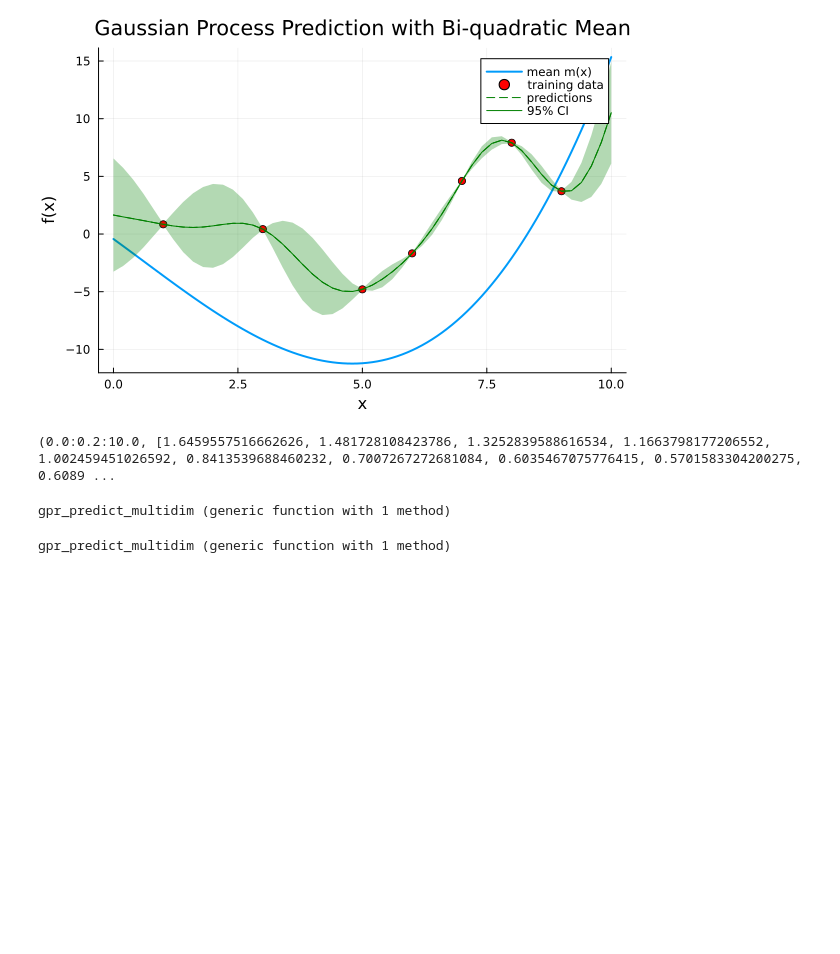
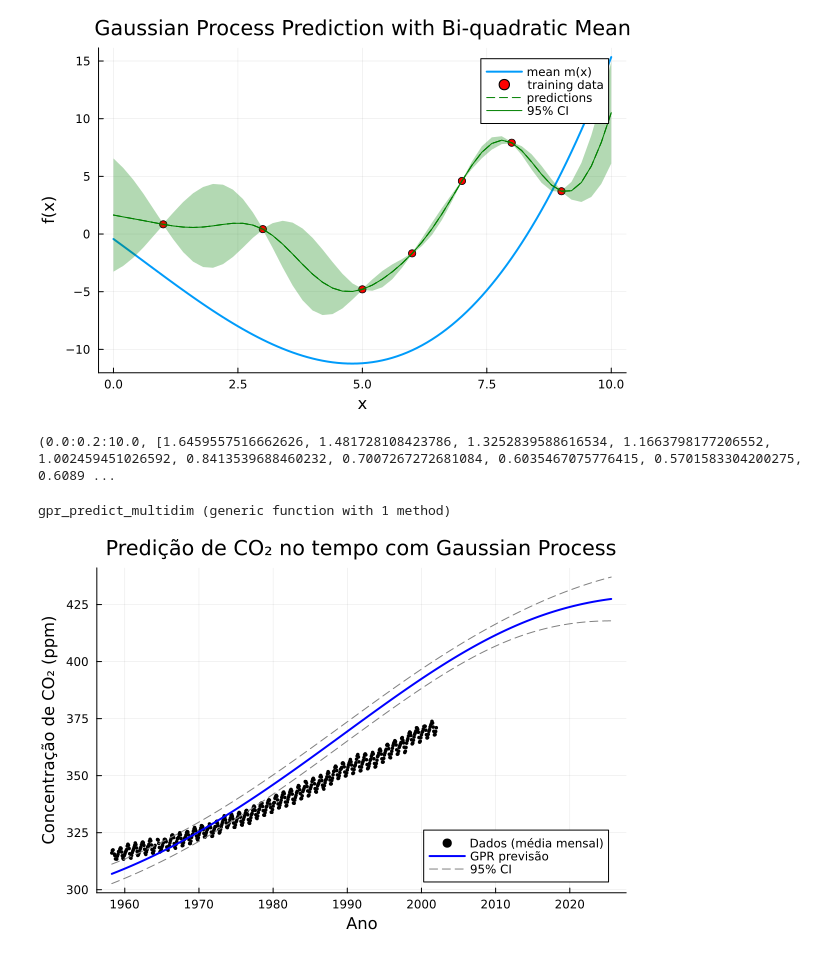
Before and after one commit to Pesquisa-UFCAT/parepy, a Jupyter notebook: local_examples/julia_gpr.ipynb, the cells around one changed output. Saved outputs shown, nothing was run; the diff lists cells and outputs as text; code cells hidden in the pictures; blank space fills up the shorter version.

```diff
--- a/local_examples/julia_gpr.ipynb
+++ b/local_examples/julia_gpr.ipynb
@@ -262,6 +275,60 @@ end
 # %% [output]
 gpr_predict_multidim (generic function with 1 method)
 # %%
-gpr_predict_multidim
+using CSV
+using DataFrames
+using Dates
+using Statistics
+using Plots
+
+Plots.gr()  # <- ATIVA o backend GR corretamente
+
+# 1. Carregar dados do CSV
+df = CSV.read("mauna-loa.csv", DataFrame)
+
+# 2. Garantir tipos
+df.year = Int.(df.year)
+df.month = Int.(df.month)
+df.day = Int.(df.day)
+df.co2 = Float64.(df.co2)
+
+# 3. Criar coluna de datas
+df.date = Date.(df.year, df.month, df.day)
+df = dropmissing(df)
+sort!(df, :date)
+
+# 4. Calcular média mensal
+df.monthkey = Date.(year.(df.date), month.(df.date), 1)
+df_month = combine(groupby(df, :monthkey), :co2 => mean => :co2_mean)
+rename!(df_month, :monthkey => :date)
+
+# 5. FILTRAR datas inválidas
+df_month = filter(:date => d -> (d isa Date && year(d) ≥ 1900), df_month)
+
+# 6. Preparar dados
+X = Float64.(year.(df_month.date)) .+ (month.(df_month.date) ./ 12)
+X = reshape(X, :, 1)
+y = df_month.co2_mean
+y_mean = mean(y)
+y_centered = y .- y_mean
+
+# 7. Predição
+today = Dates.today()
+xmax = year(today) + month(today) / 12
+XPred = reshape(collect(range(minimum(X), xmax, length=500)), :, 1)
+
+# Função GPR já deve estar definida
+Xpred_out, ypred_centered, stds = gpr_predict_multidim(X, y_centered; XPred=XPred, plot_result=false)
+ypred = ypred_centered .+ y_mean
+
+# 8. Plot
+plot(X, y, seriestype=:scatter, label="Dados (média mensal)", color=:black, markersize=2)
+plot!(Xpred_out, ypred, lw=2, label="GPR previsão", color=:blue)
+plot!(Xpred_out, ypred .+ 2*stds, lw=1, label="95% CI", color=:gray, linestyle=:dash)
+plot!(Xpred_out, ypred .- 2*stds, lw=1, label="", color=:gray, linestyle=:dash)
+xlabel!("Ano")
+ylabel!("Concentração de CO₂ (ppm)")
+title!("Predição de CO₂ no tempo com Gaussian Process")
+plot!(legend = :bottomright, grid = true)
 # %% [output]
-gpr_predict_multidim (generic function with 1 method)
+[figure, added]
```
Also changed, not shown: parts of 2 cells of this notebook, 3 other files.
